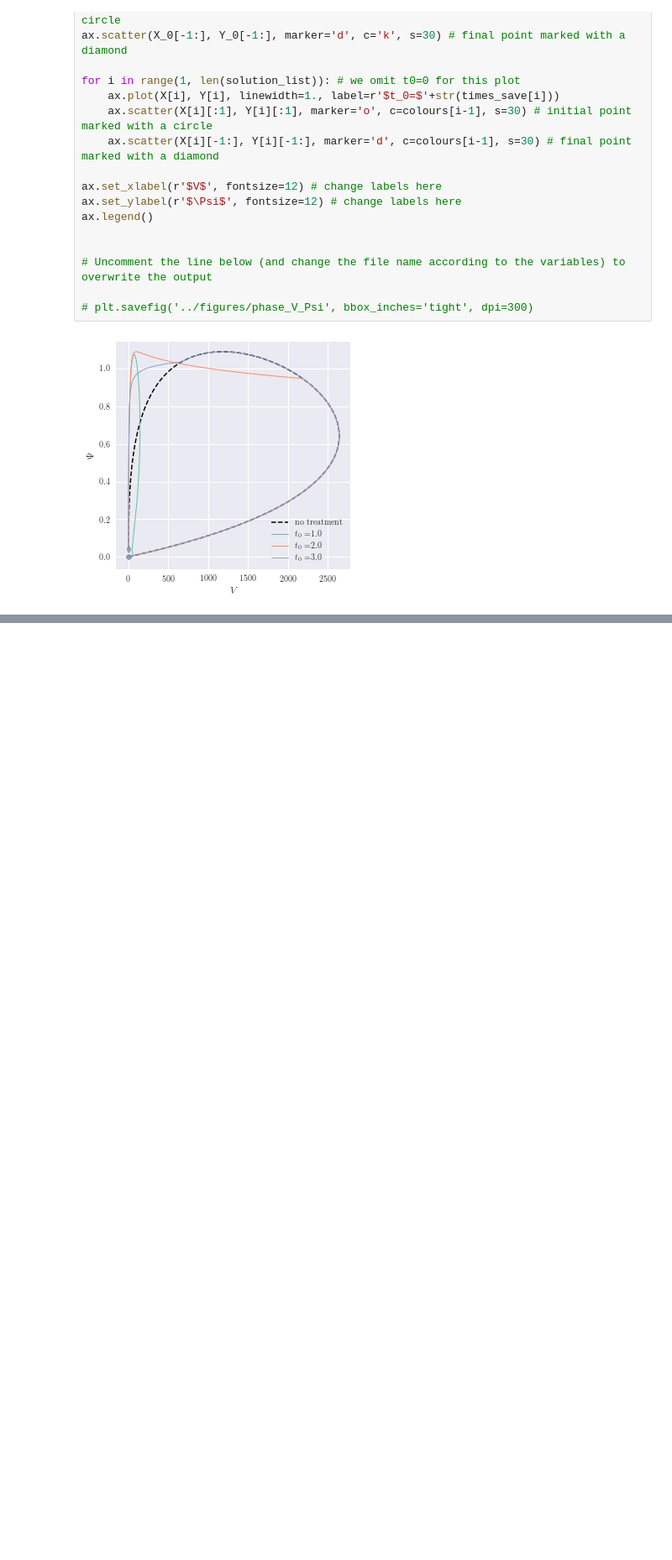
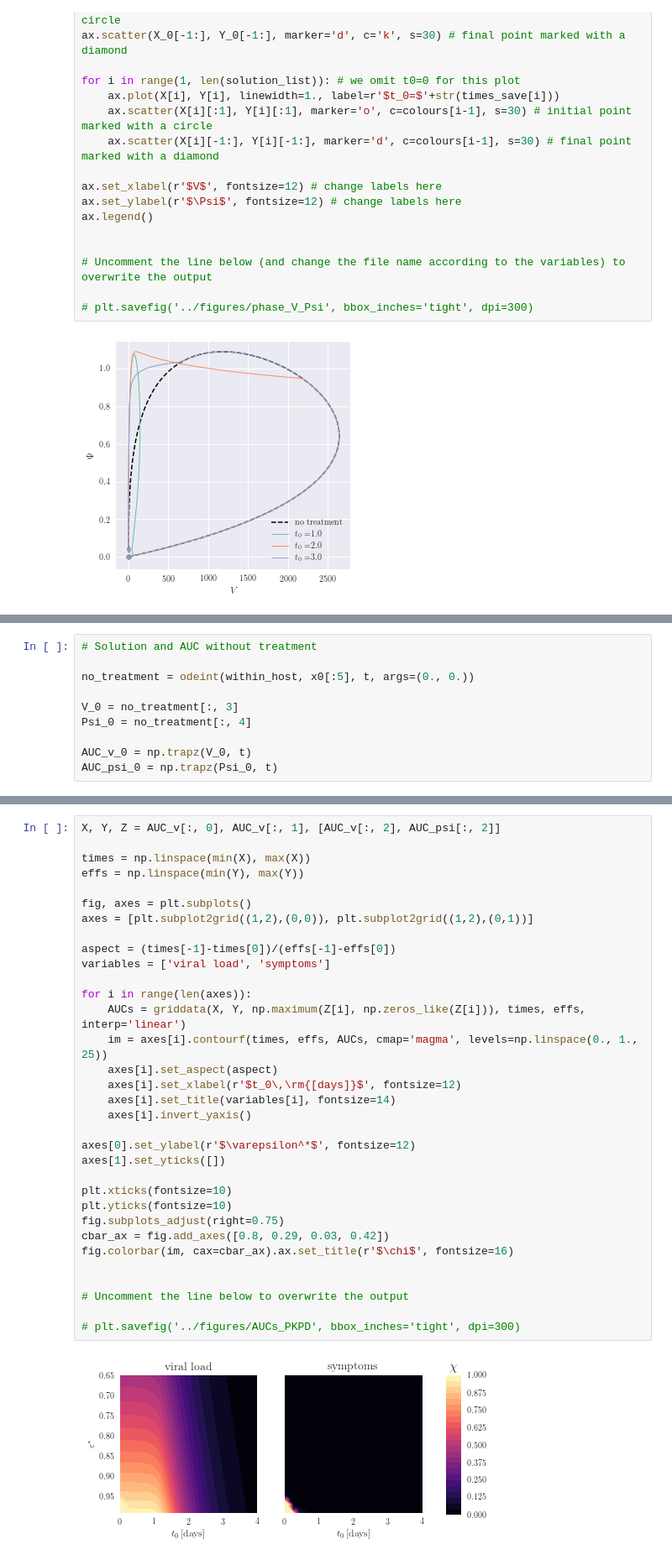
Before and after one commit to cparrarojas/neuraminidase-inhibitors, a Jupyter notebook: code/within-host.ipynb, the cells around one changed output, grey strips where cells are left out. Shown at 84% size. Saved outputs shown, nothing was run; the diff lists cells and outputs as text; blank space fills up the shorter version.

Commit message:
Added full PKPD

```diff
--- a/code/within-host.ipynb
+++ b/code/within-host.ipynb
@@ -434,0 +478,10 @@ ax.legend()
+# %%
+# Solution and AUC without treatment
+
+no_treatment = odeint(within_host, x0[:5], t, args=(0., 0.))
+
+V_0 = no_treatment[:, 3]
+Psi_0 = no_treatment[:, 4]
+
+AUC_v_0 = np.trapz(V_0, t)
+AUC_psi_0 = np.trapz(Psi_0, t)
@@ -434,0 +553,35 @@ ax.legend()
+# %%
+X, Y, Z = AUC_v[:, 0], AUC_v[:, 1], [AUC_v[:, 2], AUC_psi[:, 2]]
+
+times = np.linspace(min(X), max(X))
+effs = np.linspace(min(Y), max(Y))
+
+fig, axes = plt.subplots()
+axes = [plt.subplot2grid((1,2),(0,0)), plt.subplot2grid((1,2),(0,1))]
+
+aspect = (times[-1]-times[0])/(effs[-1]-effs[0])
+variables = ['viral load', 'symptoms']
+
+for i in range(len(axes)):
+    AUCs = griddata(X, Y, np.maximum(Z[i], np.zeros_like(Z[i])), times, effs, interp='linear')
+    im = axes[i].contourf(times, effs, AUCs, cmap='magma', levels=np.linspace(0., 1., 25))
+    axes[i].set_aspect(aspect)
+    axes[i].set_xlabel(r'$t_0\,\rm{[days]}$', fontsize=12)
+    axes[i].set_title(variables[i], fontsize=14)
+    axes[i].invert_yaxis()
+
+axes[0].set_ylabel(r'$\varepsilon^*$', fontsize=12)
+axes[1].set_yticks([])
+
+plt.xticks(fontsize=10)
+plt.yticks(fontsize=10)
+fig.subplots_adjust(right=0.75)
+cbar_ax = fig.add_axes([0.8, 0.29, 0.03, 0.42])
+fig.colorbar(im, cax=cbar_ax).ax.set_title(r'$\chi$', fontsize=16)
+
+
+# Uncomment the line below to overwrite the output
+
+# plt.savefig('../figures/AUCs_PKPD', bbox_inches='tight', dpi=300)
+# %% [output]
+[figure, added]
```
Also changed, not shown: parts of 6 cells of this notebook, 2 other files.
